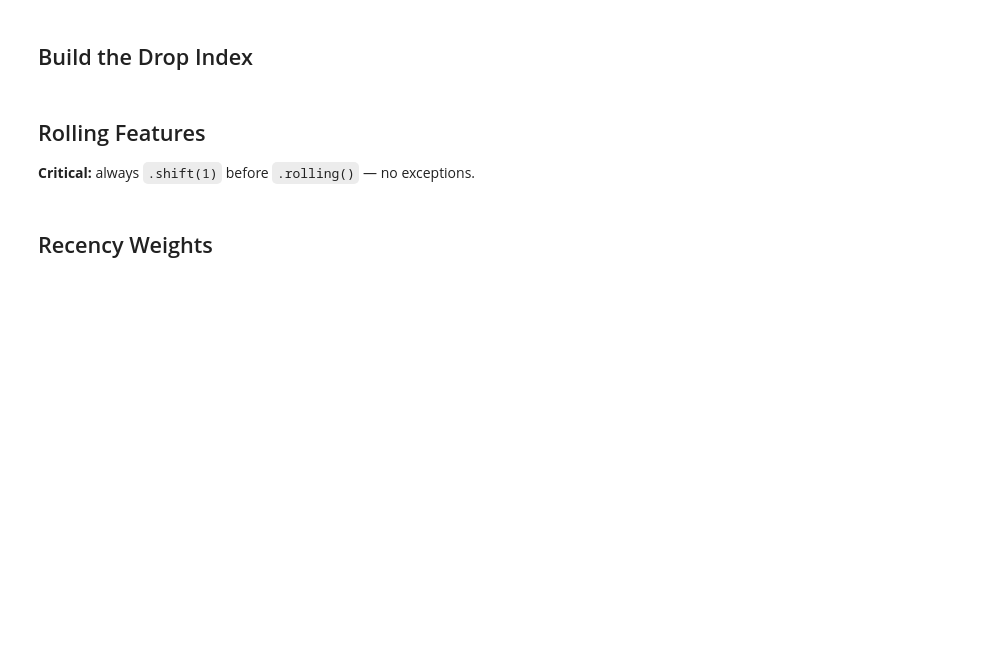
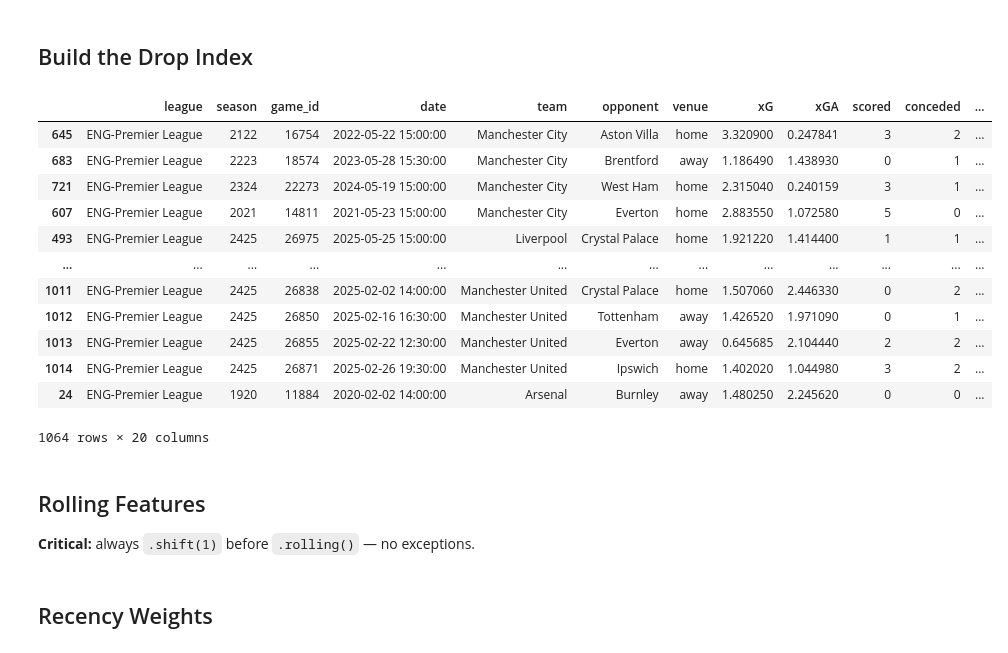
Before and after one commit to ChTej00/Arsenal-Bottle, a Jupyter notebook: notebooks/02_feature_engineering.ipynb, the cells around one changed output. Saved outputs shown, nothing was run; the diff lists cells and outputs as text; code cells hidden in the pictures; blank space fills up the shorter version.

```diff
--- a/notebooks/02_feature_engineering.ipynb
+++ b/notebooks/02_feature_engineering.ipynb
@@ -301,2 +331,24 @@ title_gap nulls  : 0
 # %% [markdown]
 ## Define High-Stakes Matches
+# %%
+# Component 1: time pressure — sigmoid accelerating past GW22
+gw_factor = 1 / (1 + np.exp(-0.2 * (df['gameweek'] - 22)))
+
+# Component 2: competitive closeness — linear decay from gap=0 to gap=15
+gap_factor = (1 - df['title_gap'] / 15).clip(lower=0)
+
+# Combined: multiply the two components
+df['stakes_intensity'] = (gw_factor * gap_factor).round(4)
+
+print("stakes_intensity distribution: ")
+print(df['stakes_intensity'].describe().round(3))
+print()
+
+
+print("Mean stakes_intensity per team: ")
+print(df.groupby('team')['stakes_intensity'].mean().round(3))
+print()
+
+ars = df[df['team'] == 'Arsenal'].sort_values('stakes_intensity',ascending=False)
+print("Arsenal top 5 highest-stakes matches:")
+print(ars[['date', 'season', 'gameweek', 'opponent', 'title_gap', 'stakes_intensity']].head(5).to_string())
@@ -303,5 +373,21 @@ title_gap nulls  : 0
 # %% [markdown]
 ## Build the Drop Index
+# %%
+df.sort_values('stakes_intensity',ascending = False)
+# %% [output]
+|  | league | season | game_id | date | team | opponent | venue | xG | xGA | scored | conceded | ... |
+| 645 | ENG-Premier League | 2122 | 16754 | 2022-05-22 15:00:00 | Manchester City | Aston Villa | home | 3.320900 | 0.247841 | 3 | 2 | ... |
+| 683 | ENG-Premier League | 2223 | 18574 | 2023-05-28 15:30:00 | Manchester City | Brentford | away | 1.186490 | 1.438930 | 0 | 1 | ... |
+| 721 | ENG-Premier League | 2324 | 22273 | 2024-05-19 15:00:00 | Manchester City | West Ham | home | 2.315040 | 0.240159 | 3 | 1 | ... |
+| 607 | ENG-Premier League | 2021 | 14811 | 2021-05-23 15:00:00 | Manchester City | Everton | home | 2.883550 | 1.072580 | 5 | 0 | ... |
+| 493 | ENG-Premier League | 2425 | 26975 | 2025-05-25 15:00:00 | Liverpool | Crystal Palace | home | 1.921220 | 1.414400 | 1 | 1 | ... |
+| ... | ... | ... | ... | ... | ... | ... | ... | ... | ... | ... | ... | ... |
+| 1011 | ENG-Premier League | 2425 | 26838 | 2025-02-02 14:00:00 | Manchester United | Crystal Palace | home | 1.507060 | 2.446330 | 0 | 2 | ... |
+| 1012 | ENG-Premier League | 2425 | 26850 | 2025-02-16 16:30:00 | Manchester United | Tottenham | away | 1.426520 | 1.971090 | 0 | 1 | ... |
+| 1013 | ENG-Premier League | 2425 | 26855 | 2025-02-22 12:30:00 | Manchester United | Everton | away | 0.645685 | 2.104440 | 2 | 2 | ... |
+| 1014 | ENG-Premier League | 2425 | 26871 | 2025-02-26 19:30:00 | Manchester United | Ipswich | home | 1.402020 | 1.044980 | 3 | 2 | ... |
+| 24 | ENG-Premier League | 1920 | 11884 | 2020-02-02 14:00:00 | Arsenal | Burnley | away | 1.480250 | 2.245620 | 0 | 0 | ... |
+1064 rows × 20 columns
 # %% [markdown]
 ## Rolling Features
 **Critical:** always `.shift(1)` before `.rolling()` — no exceptions.
```
Also changed, not shown: parts of 10 cells of this notebook, 1 other file.
